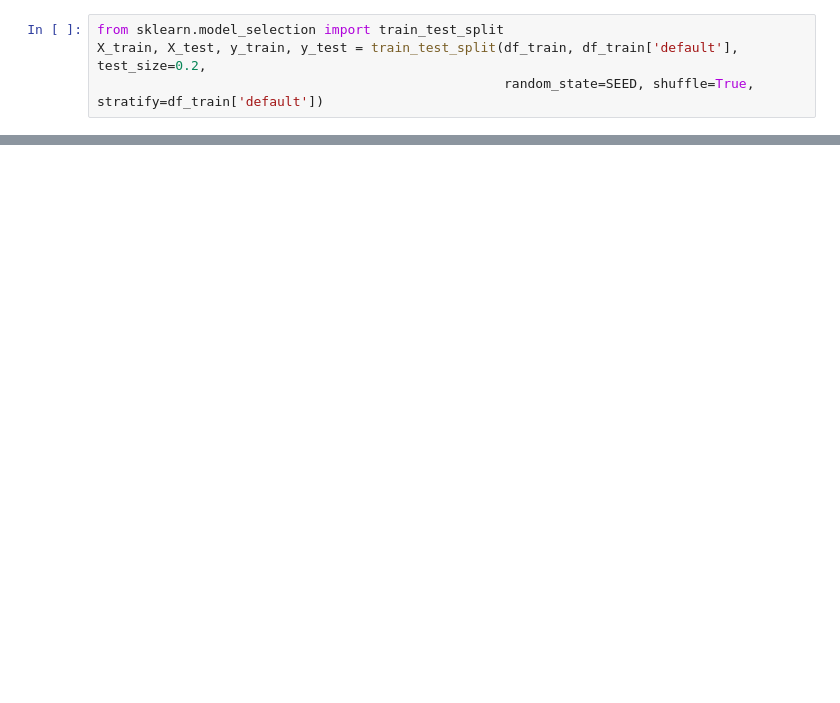
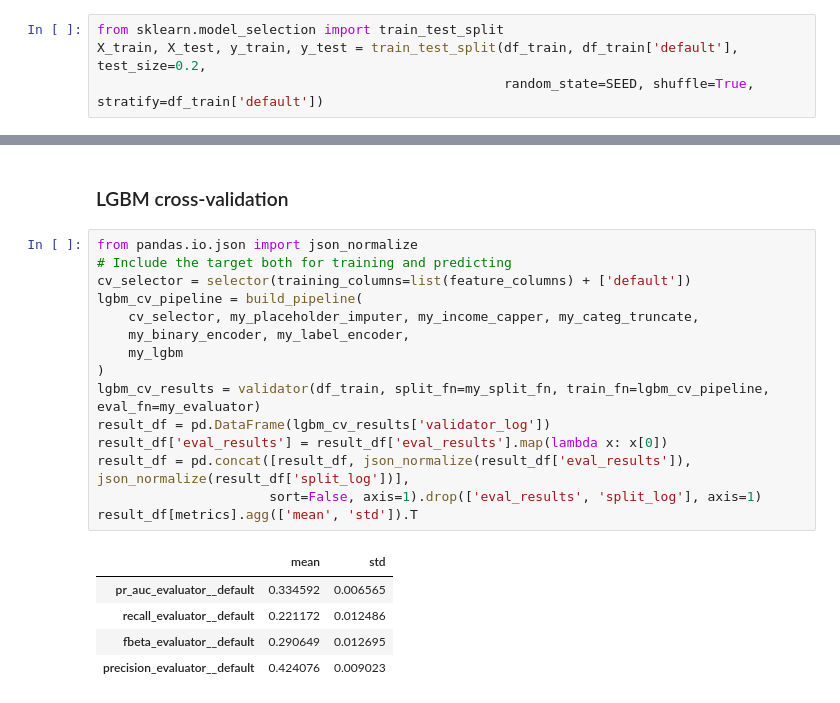
Before and after one commit to Lucas-Cerqueira/nubank-puzzle, a Jupyter notebook: default_prediction.ipynb, the cells around one changed output, grey strips where cells are left out. Drawn from its saved outputs; the diff is of its cells as text; blank space fills up the shorter version.

```diff
--- a/default_prediction.ipynb
+++ b/default_prediction.ipynb
@@ -633,0 +344,23 @@ Name: income, Length: 84528, dtype: float64
+# %% [markdown]
+### LGBM cross-validation
+# %%
+from pandas.io.json import json_normalize
+# Include the target both for training and predicting
+cv_selector = selector(training_columns=list(feature_columns) + ['default'])
+lgbm_cv_pipeline = build_pipeline(
+    cv_selector, my_placeholder_imputer, my_income_capper, my_categ_truncate,
+    my_binary_encoder, my_label_encoder,
+    my_lgbm
+)
+lgbm_cv_results = validator(df_train, split_fn=my_split_fn, train_fn=lgbm_cv_pipeline, eval_fn=my_evaluator)
+result_df = pd.DataFrame(lgbm_cv_results['validator_log'])
+result_df['eval_results'] = result_df['eval_results'].map(lambda x: x[0])
+result_df = pd.concat([result_df, json_normalize(result_df['eval_results']), json_normalize(result_df['split_log'])],
+                      sort=False, axis=1).drop(['eval_results', 'split_log'], axis=1)
+result_df[metrics].agg(['mean', 'std']).T
+# %% [output]
+|  | mean | std |
+| pr_auc_evaluator__default | 0.334592 | 0.006565 |
+| recall_evaluator__default | 0.221172 | 0.012486 |
+| fbeta_evaluator__default | 0.290649 | 0.012695 |
+| precision_evaluator__default | 0.424076 | 0.009023 |
```
Also changed, not shown: parts of 63 cells of this notebook, 1 other file.
